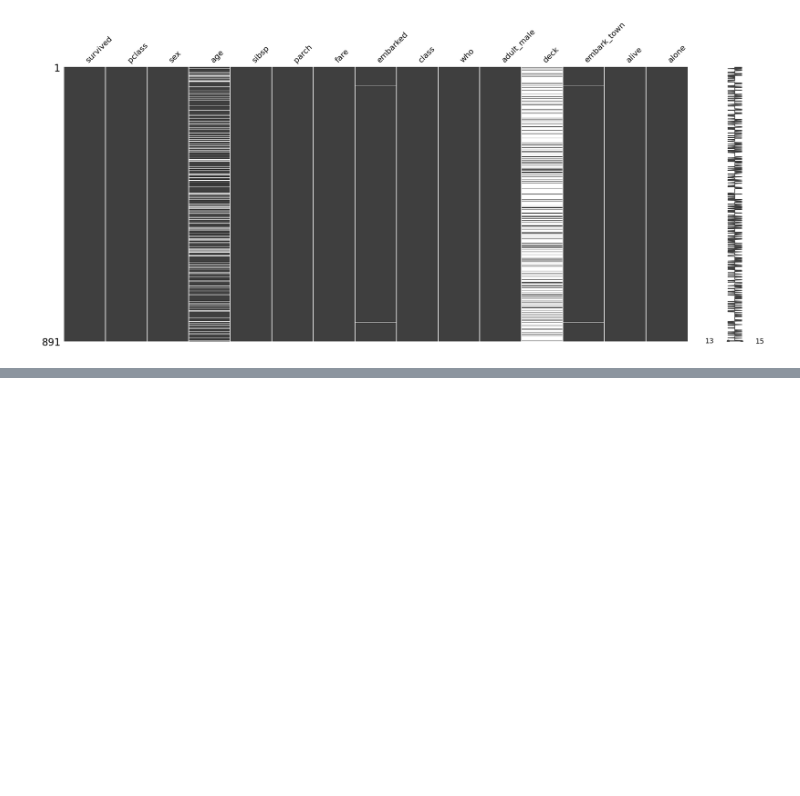
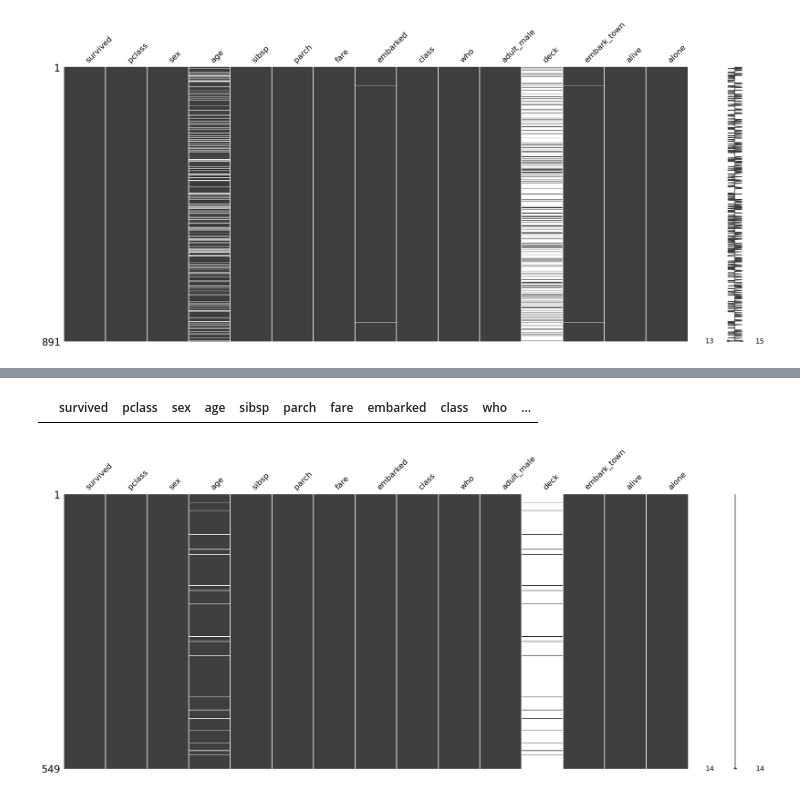
Before and after one commit to yeojeong735/2025-1-BD, a Jupyter notebook: inclass/07w_0421_easy_ch07.ipynb, the cells around one changed output, grey strips where cells are left out. Drawn from its saved outputs; the diff is of its cells as text; code cells hidden in the pictures; blank space fills up the shorter version.

```diff
--- a/inclass/07w_0421_easy_ch07.ipynb
+++ b/inclass/07w_0421_easy_ch07.ipynb
@@ -166,0 +267,8 @@ msno.matrix(tdf);
+# %%
+tdf[ tdf.isna().sum(axis=1) == 3 ]
+# %% [output]
+|  | survived | pclass | sex | age | sibsp | parch | fare | embarked | class | who | ... |
+# %%
+msno.matrix( tdf[ tdf.isna().sum(axis=1) == 1 ] );
+# %% [output]
+[figure, added]
```
Also changed, not shown: parts of 23 cells of this notebook.
